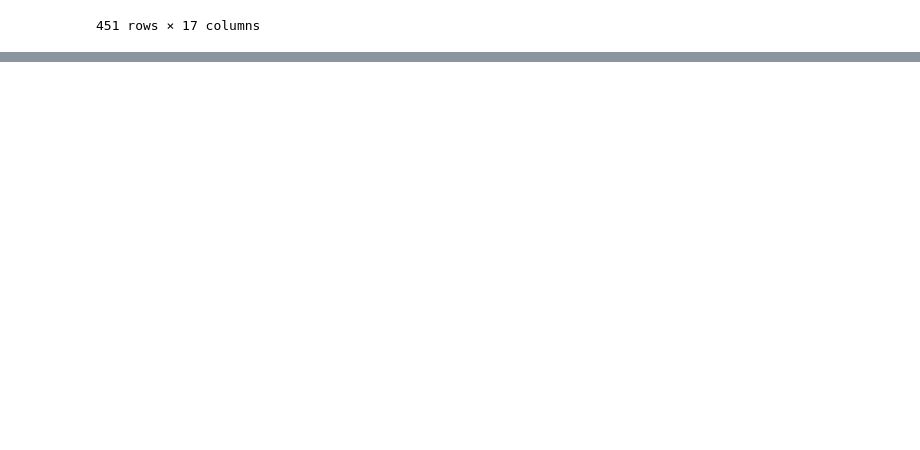
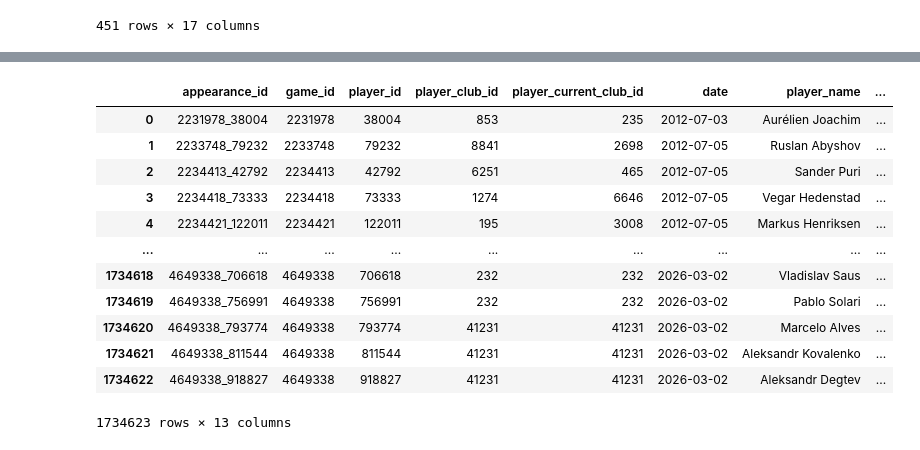
Before and after one commit to Keenan-Penner/Bundesliga_predictor, a Jupyter notebook: project.ipynb, the cells around one changed output, grey strips where cells are left out. Saved outputs shown, nothing was run; the diff lists cells and outputs as text; code cells hidden in the pictures; blank space fills up the shorter version.

```diff
--- a/project.ipynb
+++ b/project.ipynb
@@ -343,3 +370,21 @@ L1
 | 412 | 82 | vfl-wolfsburg | Verein für Leibesübungen Wolfsburg | L1 | NaN | 33 | 25.3 | ... |
 | 421 | 86 | sv-werder-bremen | Sportverein Werder Bremen von 1899 | L1 | NaN | 30 | 25.2 | ... |
 | 429 | 89 | 1-fc-union-berlin | 1. Fußballclub Union Berlin | L1 | NaN | 26 | 26.9 | ... |
+# %%
+appearances = pd.read_csv("data/appearances.csv")
+
+appearances
+# %% [output]
+|  | appearance_id | game_id | player_id | player_club_id | player_current_club_id | date | player_name | ... |
+| 0 | 2231978_38004 | 2231978 | 38004 | 853 | 235 | 2012-07-03 | Aurélien Joachim | ... |
+| 1 | 2233748_79232 | 2233748 | 79232 | 8841 | 2698 | 2012-07-05 | Ruslan Abyshov | ... |
+| 2 | 2234413_42792 | 2234413 | 42792 | 6251 | 465 | 2012-07-05 | Sander Puri | ... |
+| 3 | 2234418_73333 | 2234418 | 73333 | 1274 | 6646 | 2012-07-05 | Vegar Hedenstad | ... |
+| 4 | 2234421_122011 | 2234421 | 122011 | 195 | 3008 | 2012-07-05 | Markus Henriksen | ... |
+| ... | ... | ... | ... | ... | ... | ... | ... | ... |
+| 1734618 | 4649338_706618 | 4649338 | 706618 | 232 | 232 | 2026-03-02 | Vladislav Saus | ... |
+| 1734619 | 4649338_756991 | 4649338 | 756991 | 232 | 232 | 2026-03-02 | Pablo Solari | ... |
+| 1734620 | 4649338_793774 | 4649338 | 793774 | 41231 | 41231 | 2026-03-02 | Marcelo Alves | ... |
+| 1734621 | 4649338_811544 | 4649338 | 811544 | 41231 | 41231 | 2026-03-02 | Aleksandr Kovalenko | ... |
+| 1734622 | 4649338_918827 | 4649338 | 918827 | 41231 | 41231 | 2026-03-02 | Aleksandr Degtev | ... |
+1734623 rows × 13 columns
```
Also changed, not shown: parts of 7 cells of this notebook.
